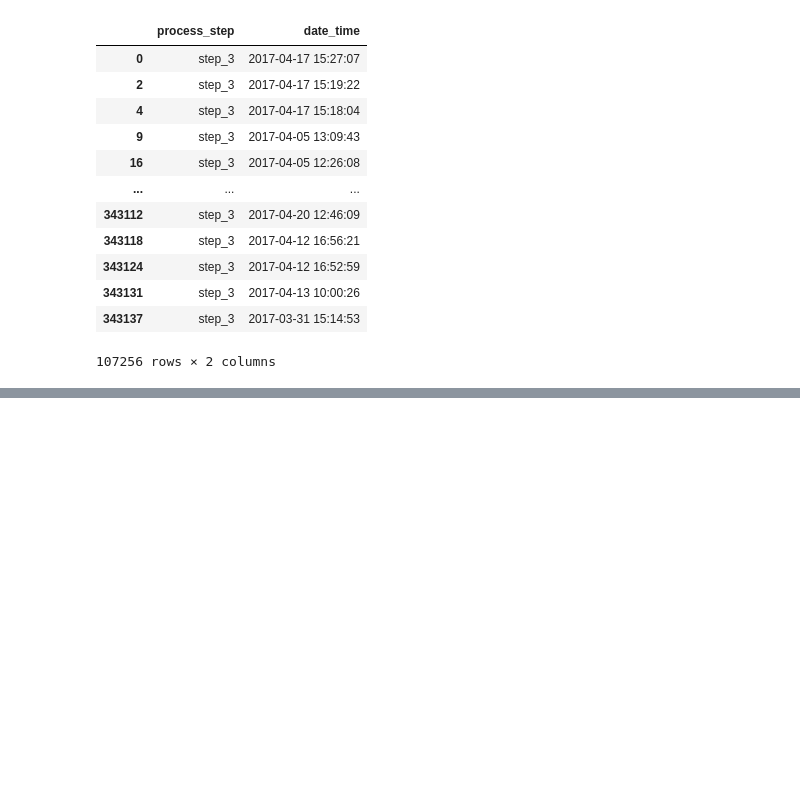
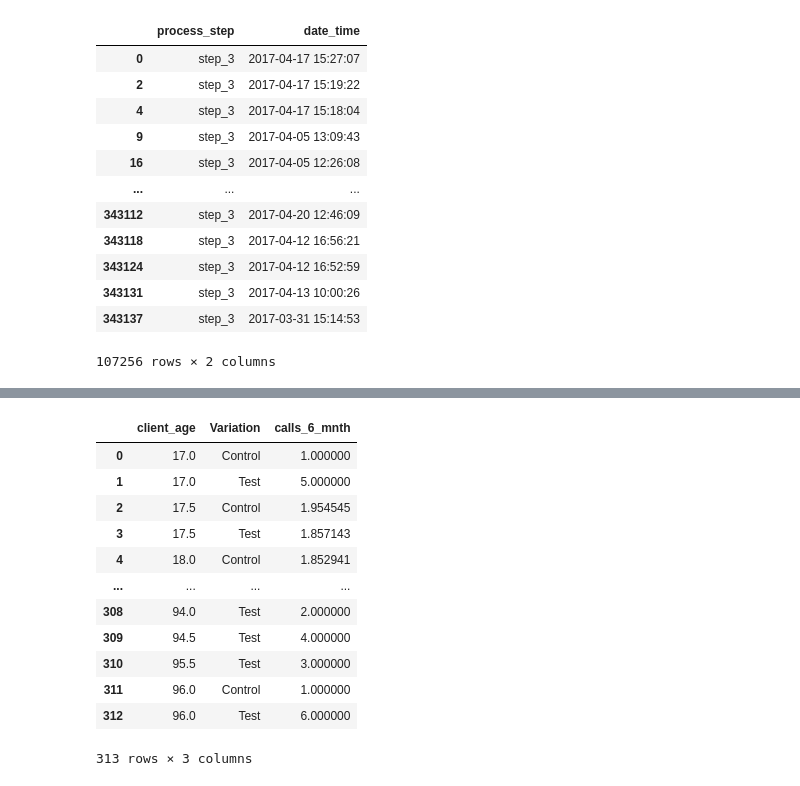
Before and after one commit to BigKawa/LinhSandraNeu, a Jupyter notebook: Datasets.ipynb, the cells around one changed output, grey strips where cells are left out. Drawn from its saved outputs; the diff is of its cells as text; code cells hidden in the pictures; blank space fills up the shorter version.

```diff
--- a/Datasets.ipynb
+++ b/Datasets.ipynb
@@ -138,0 +170,16 @@ df_concat[df_concat["process_step"] == "step_3"][["process_step","date_time"]]
+# %%
+average_calls_by_age_variation
+# %% [output]
+|  | client_age | Variation | calls_6_mnth |
+| 0 | 17.0 | Control | 1.000000 |
+| 1 | 17.0 | Test | 5.000000 |
+| 2 | 17.5 | Control | 1.954545 |
+| 3 | 17.5 | Test | 1.857143 |
+| 4 | 18.0 | Control | 1.852941 |
+| ... | ... | ... | ... |
+| 308 | 94.0 | Test | 2.000000 |
+| 309 | 94.5 | Test | 4.000000 |
+| 310 | 95.5 | Test | 3.000000 |
+| 311 | 96.0 | Control | 1.000000 |
+| 312 | 96.0 | Test | 6.000000 |
+313 rows × 3 columns
```
Also changed, not shown: parts of 10 cells of this notebook.
